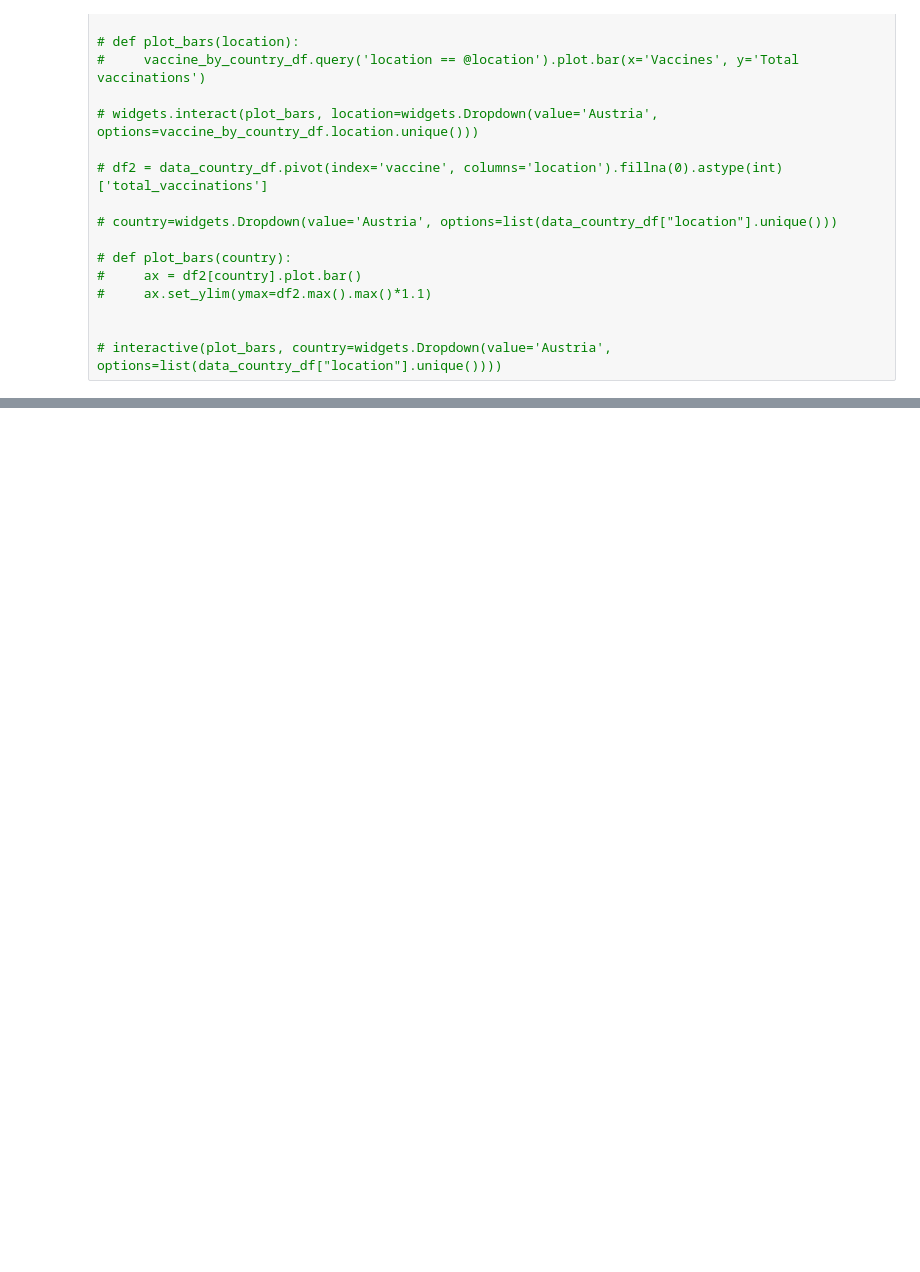
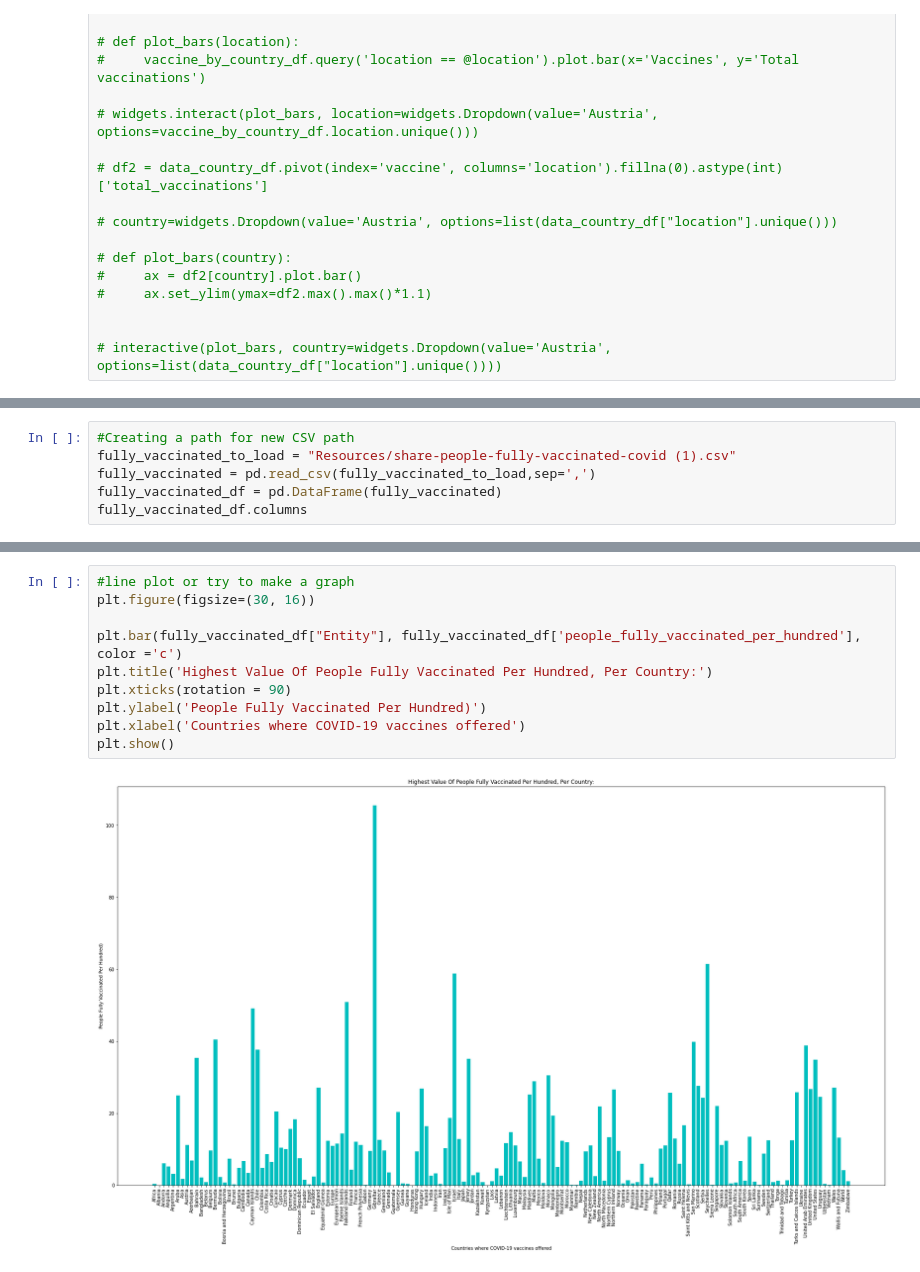
Before and after one commit to hanapadua/teamprovaccine, a Jupyter notebook: cleaning_data.ipynb, the cells around one changed output, grey strips where cells are left out. Drawn from its saved outputs; the diff is of its cells as text; blank space fills up the shorter version.

Commit message:
bar chart

```diff
--- a/cleaning_data.ipynb
+++ b/cleaning_data.ipynb
@@ -233,0 +253,6 @@ fig.show()
+# %%
+#Creating a path for new CSV path
+fully_vaccinated_to_load = "Resources/share-people-fully-vaccinated-covid (1).csv"
+fully_vaccinated = pd.read_csv(fully_vaccinated_to_load,sep=',')
+fully_vaccinated_df = pd.DataFrame(fully_vaccinated)
+fully_vaccinated_df.columns
@@ -233,0 +294,12 @@ fig.show()
+# %%
+#line plot or try to make a graph
+plt.figure(figsize=(30, 16))
+
+plt.bar(fully_vaccinated_df["Entity"], fully_vaccinated_df['people_fully_vaccinated_per_hundred'], color ='c')
+plt.title('Highest Value Of People Fully Vaccinated Per Hundred, Per Country:')
+plt.xticks(rotation = 90)
+plt.ylabel('People Fully Vaccinated Per Hundred)')
+plt.xlabel('Countries where COVID-19 vaccines offered')
+plt.show()
+# %% [output]
+[figure, added]
```
Also changed, not shown: parts of 7 cells of this notebook, 3 other files.
